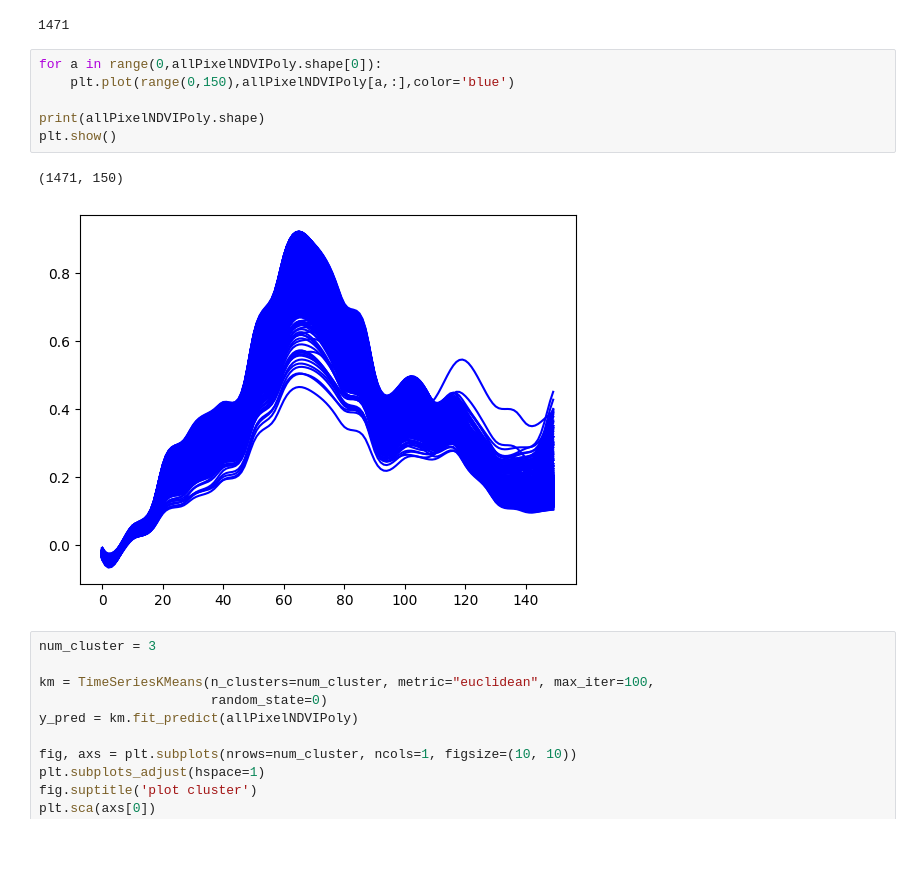
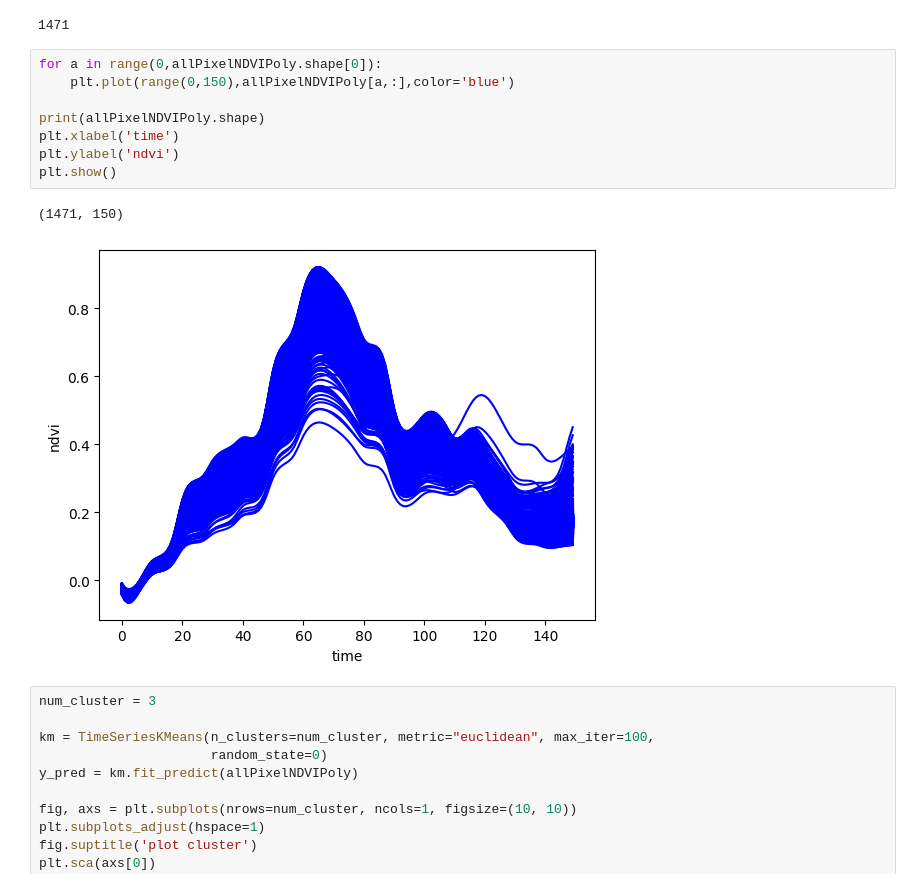
Before and after one commit to Simone-Scalella/BigDataProject, a Jupyter notebook: BigDataProject.ipynb, the cells around one changed output. Saved outputs shown, nothing was run; the diff lists cells and outputs as text; blank space fills up the shorter version.

```diff
--- a/BigDataProject.ipynb
+++ b/BigDataProject.ipynb
@@ -138,12 +138,14 @@ print(len(newResa3))
 # %%
 for a in range(0,allPixelNDVIPoly.shape[0]):
     plt.plot(range(0,150),allPixelNDVIPoly[a,:],color='blue')
 
 print(allPixelNDVIPoly.shape)
+plt.xlabel('time')
+plt.ylabel('ndvi')
 plt.show()
 # %% [output]
 (1471, 150)
-[figure, old version]
+[figure, new version]
 # %%
 num_cluster = 3
 
```
